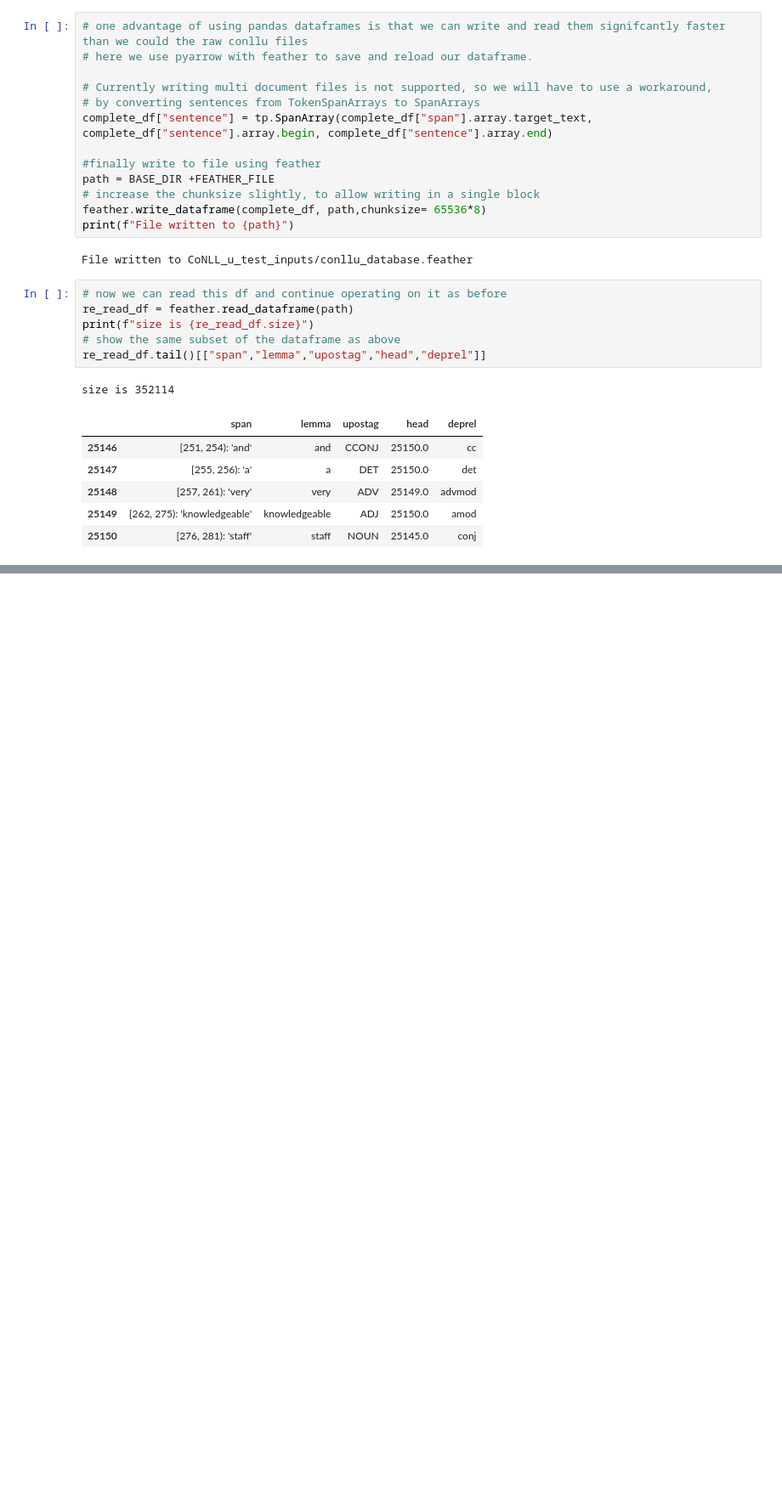
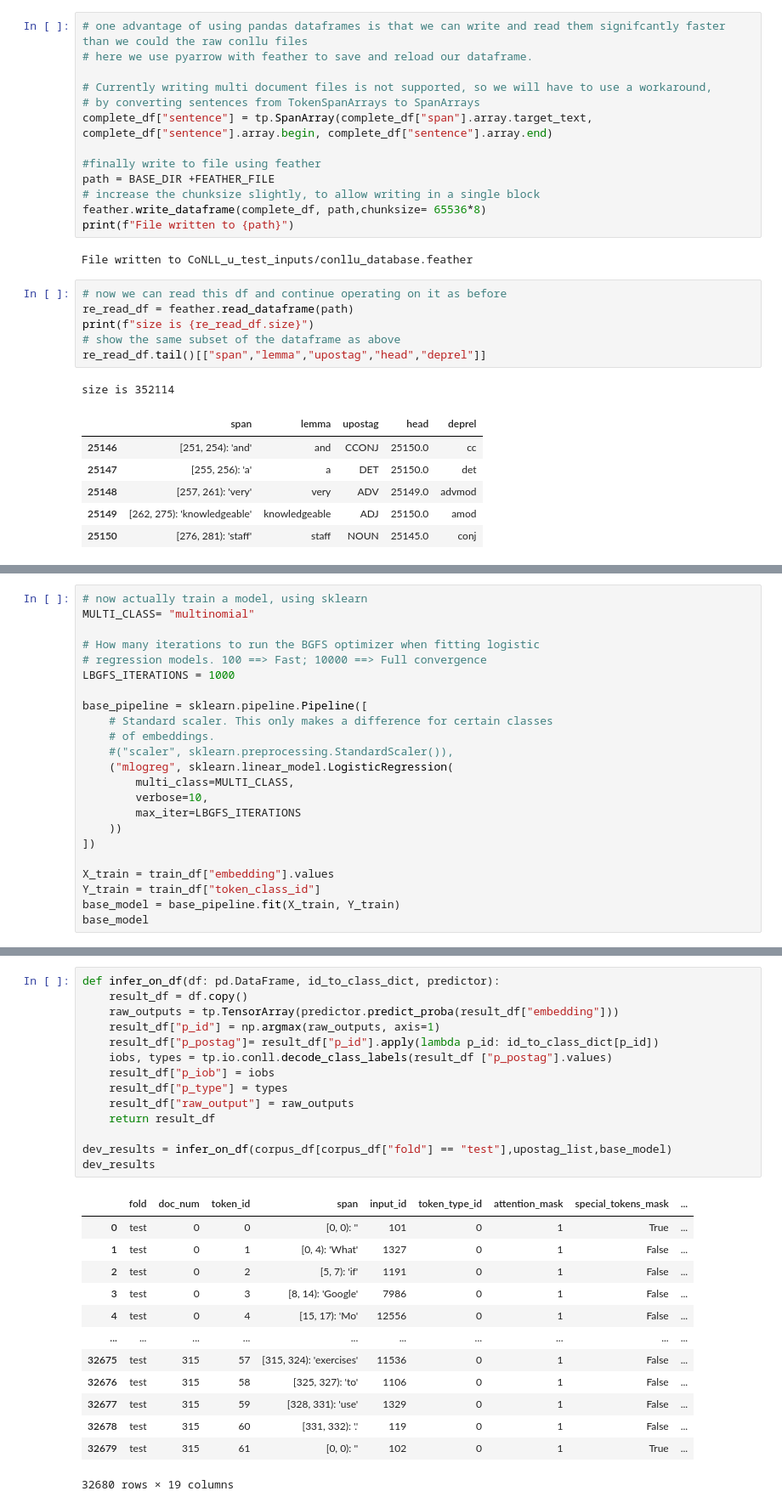
Before and after one commit to CODAIT/text-extensions-for-pandas, a Jupyter notebook: notebooks/Read_CoNLL-U_files.ipynb, the cells around one changed output, grey strips where cells are left out. Shown at 85% size. Cells and saved outputs as stored; diff of their text form; blank space fills up the shorter version.

```diff
--- a/notebooks/Read_CoNLL-U_files.ipynb
+++ b/notebooks/Read_CoNLL-U_files.ipynb
@@ -150,0 +290,23 @@ tp.io.spacy.render_parse_tree(first_sentence,tag_col="upostag",label_col="deprel
+# %%
+# now actually train a model, using sklearn
+MULTI_CLASS= "multinomial"
+
+# How many iterations to run the BGFS optimizer when fitting logistic
+# regression models. 100 ==> Fast; 10000 ==> Full convergence
+LBGFS_ITERATIONS = 1000
+
+base_pipeline = sklearn.pipeline.Pipeline([
+    # Standard scaler. This only makes a difference for certain classes
+    # of embeddings.
+    #("scaler", sklearn.preprocessing.StandardScaler()),
+    ("mlogreg", sklearn.linear_model.LogisticRegression(
+        multi_class=MULTI_CLASS,
+        verbose=10,
+        max_iter=LBGFS_ITERATIONS
+    ))
+])
+
+X_train = train_df["embedding"].values
+Y_train = train_df["token_class_id"]
+base_model = base_pipeline.fit(X_train, Y_train)
+base_model
@@ -150,0 +327,28 @@ tp.io.spacy.render_parse_tree(first_sentence,tag_col="upostag",label_col="deprel
+# %%
+def infer_on_df(df: pd.DataFrame, id_to_class_dict, predictor):
+    result_df = df.copy()
+    raw_outputs = tp.TensorArray(predictor.predict_proba(result_df["embedding"]))
+    result_df["p_id"] = np.argmax(raw_outputs, axis=1)
+    result_df["p_postag"]= result_df["p_id"].apply(lambda p_id: id_to_class_dict[p_id])
+    iobs, types = tp.io.conll.decode_class_labels(result_df ["p_postag"].values)
+    result_df["p_iob"] = iobs
+    result_df["p_type"] = types
+    result_df["raw_output"] = raw_outputs
+    return result_df
+
+dev_results = infer_on_df(corpus_df[corpus_df["fold"] == "test"],upostag_list,base_model)
+dev_results
+# %% [output]
+|  | fold | doc_num | token_id | span | input_id | token_type_id | attention_mask | special_tokens_mask | ... |
+| 0 | test | 0 | 0 | [0, 0): '' | 101 | 0 | 1 | True | ... |
+| 1 | test | 0 | 1 | [0, 4): 'What' | 1327 | 0 | 1 | False | ... |
+| 2 | test | 0 | 2 | [5, 7): 'if' | 1191 | 0 | 1 | False | ... |
+| 3 | test | 0 | 3 | [8, 14): 'Google' | 7986 | 0 | 1 | False | ... |
+| 4 | test | 0 | 4 | [15, 17): 'Mo' | 12556 | 0 | 1 | False | ... |
+| ... | ... | ... | ... | ... | ... | ... | ... | ... | ... |
+| 32675 | test | 315 | 57 | [315, 324): 'exercises' | 11536 | 0 | 1 | False | ... |
+| 32676 | test | 315 | 58 | [325, 327): 'to' | 1106 | 0 | 1 | False | ... |
+| 32677 | test | 315 | 59 | [328, 331): 'use' | 1329 | 0 | 1 | False | ... |
+| 32678 | test | 315 | 60 | [331, 332): '.' | 119 | 0 | 1 | False | ... |
+| 32679 | test | 315 | 61 | [0, 0): '' | 102 | 0 | 1 | True | ... |
+32680 rows × 19 columns
```
Also changed, not shown: parts of 12 cells of this notebook.
